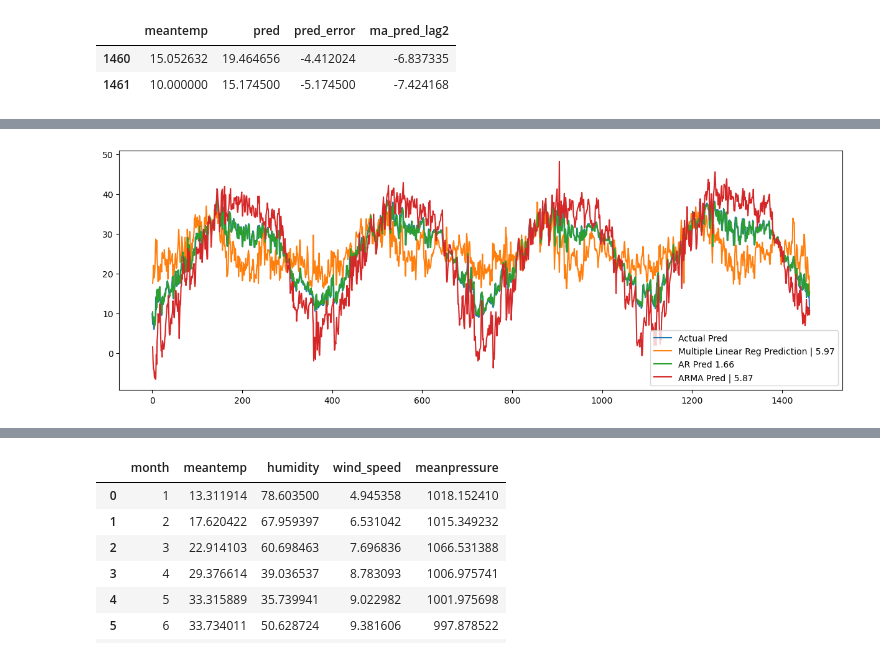
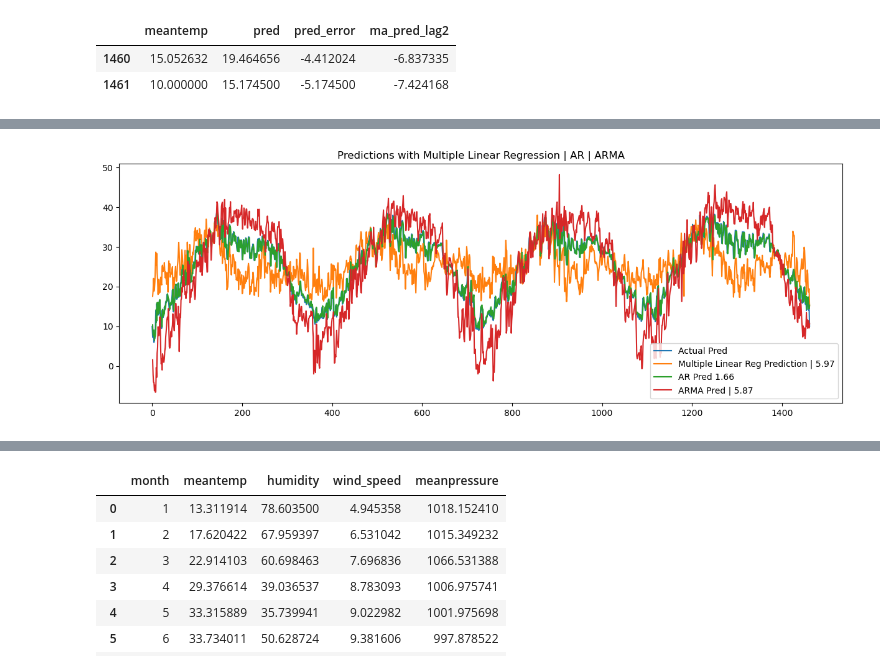
Before and after one commit to GuilhermeKnipl/Data-Science-Lab, a Jupyter notebook: ML_From_Scratch/Moving_Average.ipynb, the cells around one changed output, grey strips where cells are left out. Cells and saved outputs as stored; diff of their text form; code cells hidden in the pictures.

```diff
--- a/ML_From_Scratch/Moving_Average.ipynb
+++ b/ML_From_Scratch/Moving_Average.ipynb
@@ -312,10 +293,11 @@ reg_rmse =  np.round(regression.RMSE(y_ar['meantemp'].values,y_ar['pred'].values
 # %%
 fig = plt.figure(figsize=(15,5))
 plt.plot(df[target]['meantemp'],label='Actual Pred')
 plt.plot(y_ar['pred'],label=f'Multiple Linear Reg Prediction | {reg_rmse}')
 plt.plot(y_ar['ar_pred_lag1'],label=f'AR Pred {ar_rmse}')
 plt.plot(y_arma['arma_pred_lag1'],label=f'ARMA Pred | {arma_rmse}')
+plt.title("Predictions with Multiple Linear Regression | AR | ARMA")
 plt.legend()
 plt.show()
 # %% [output]
-[figure, old version]
+[figure, new version]
```
Also changed, not shown: parts of 10 cells of this notebook.
